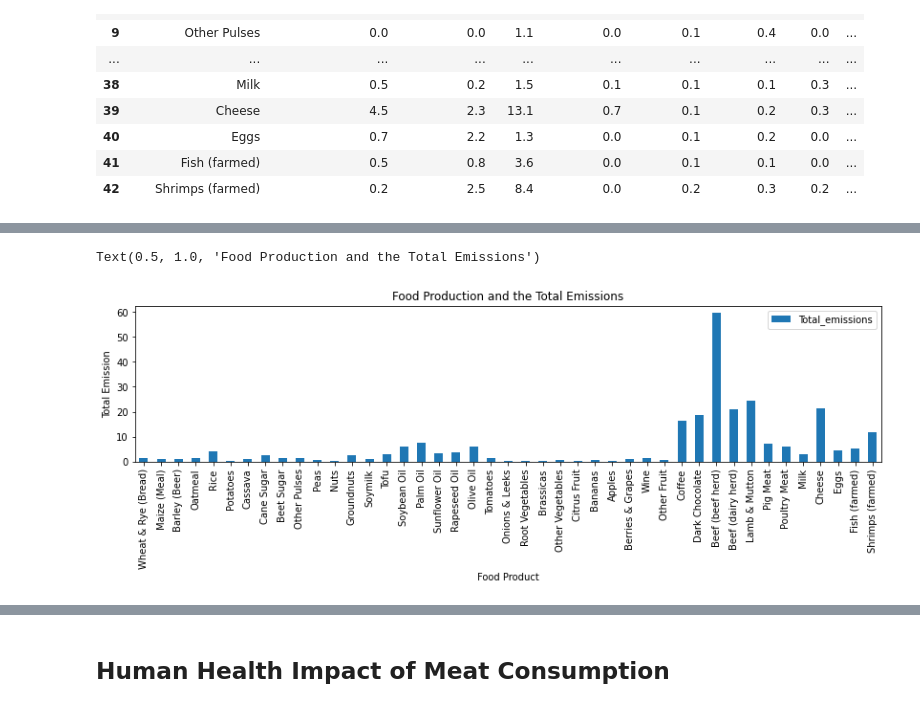
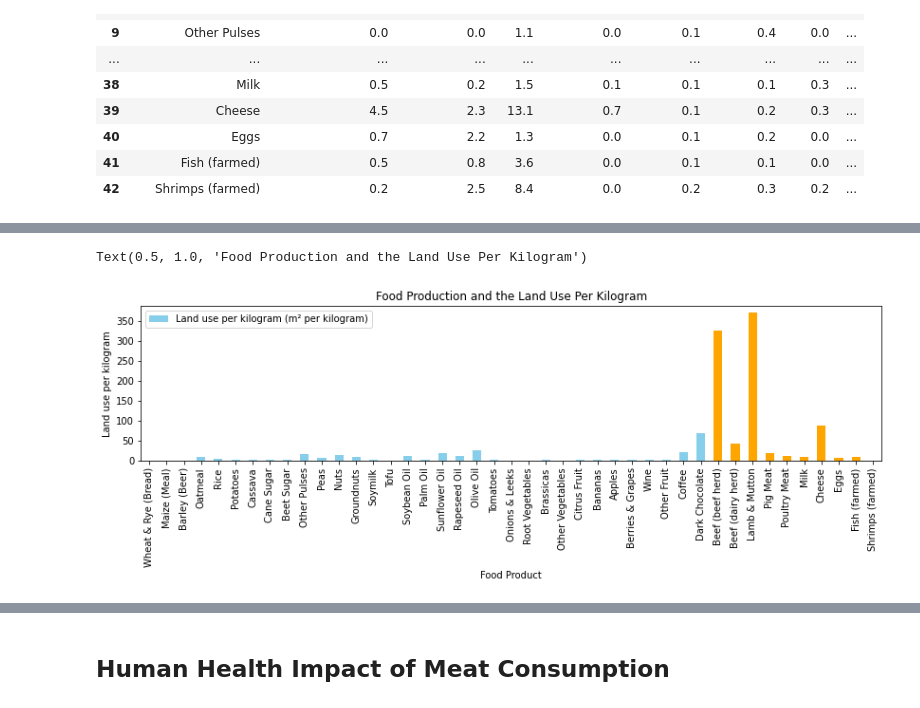
Before and after one commit to SeunghyeJeon/DH-100-Project, a Jupyter notebook: DH_100_Seunghye_Jeon.ipynb, the cells around one changed output, grey strips where cells are left out. Drawn from its saved outputs; the diff is of its cells as text; code cells hidden in the pictures.

```diff
--- a/DH_100_Seunghye_Jeon.ipynb
+++ b/DH_100_Seunghye_Jeon.ipynb
@@ -38,7 +38,7 @@ import seaborn as sns
 ## **Environment Impact of Meat Production**
 # %%
 food_production_df = pd.read_csv("/content/drive/MyDrive/Dighum100/Food_Production.csv")
-food_production_df = food_production_df.fillna('')
+food_production_df = food_production_df.fillna(0)
 food_production_df
 # %% [output]
 |  | Food product | Land use change | Animal Feed | Farm | Processing | Transport | Packging | Retail | ... |
@@ -58,3 +58,15 @@ food_production_df
 | 40 | Eggs | 0.7 | 2.2 | 1.3 | 0.0 | 0.1 | 0.2 | 0.0 | ... |
 | 41 | Fish (farmed) | 0.5 | 0.8 | 3.6 | 0.0 | 0.1 | 0.1 | 0.0 | ... |
 | 42 | Shrimps (farmed) | 0.2 | 2.5 | 8.4 | 0.0 | 0.2 | 0.3 | 0.2 | ... |
+# %%
+colors = ['skyblue', 'skyblue', 'skyblue', 'skyblue', 'skyblue', 'skyblue',
+          'skyblue', 'skyblue', 'skyblue', 'skyblue', 'skyblue', 'skyblue',
+          'skyblue', 'skyblue', 'skyblue', 'skyblue', 'skyblue', 'skyblue',
+          'skyblue', 'skyblue', 'skyblue', 'skyblue', 'skyblue', 'skyblue',
+          'skyblue', 'skyblue', 'skyblue', 'skyblue', 'skyblue', 'skyblue',
+          'skyblue', 'skyblue', 'skyblue', 'orange', 'orange', 'orange', 'orange',
+          'orange', 'orange', 'orange', 'orange', 'orange', 'orange']
+food_production_df.plot.bar(x='Food product', y='Total_emissions', figsize=(14,3), color = colors)
+plt.xlabel("Food Product")
+plt.ylabel("Total Emission")
+plt.title("Food Production and the Total Emissions")
@@ -61,8 +76,8 @@ food_production_df
 # %%
-food_production_df.plot.bar(x='Food product', y='Total_emissions', figsize=(14,3))
+food_production_df.plot.bar(x='Food product', y='Land use per kilogram (m² per kilogram)', figsize=(14,3), color = colors)
 plt.xlabel("Food Product")
-plt.ylabel("Total Emission")
-plt.title("Food Production and the Total Emissions")
+plt.ylabel("Land use per kilogram")
+plt.title("Food Production and the Land Use Per Kilogram")
 # %% [output]
-Text(0.5, 1.0, 'Food Production and the Total Emissions')
+Text(0.5, 1.0, 'Food Production and the Land Use Per Kilogram')
-[figure, old version]
+[figure, new version]
```
Also changed, not shown: parts of 12 cells of this notebook.
